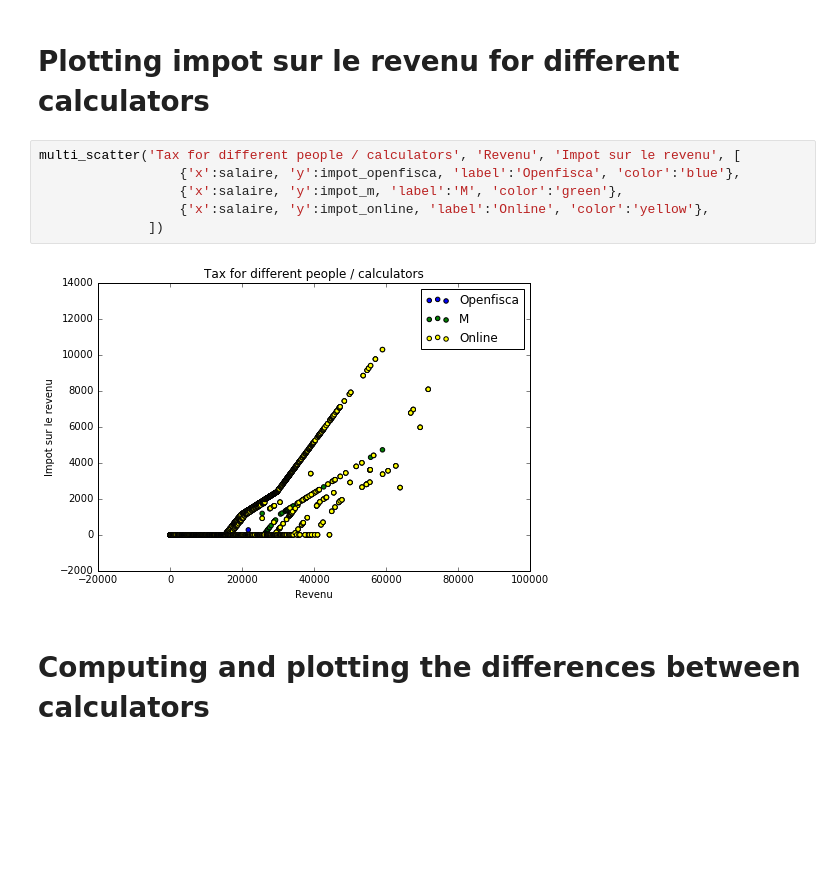
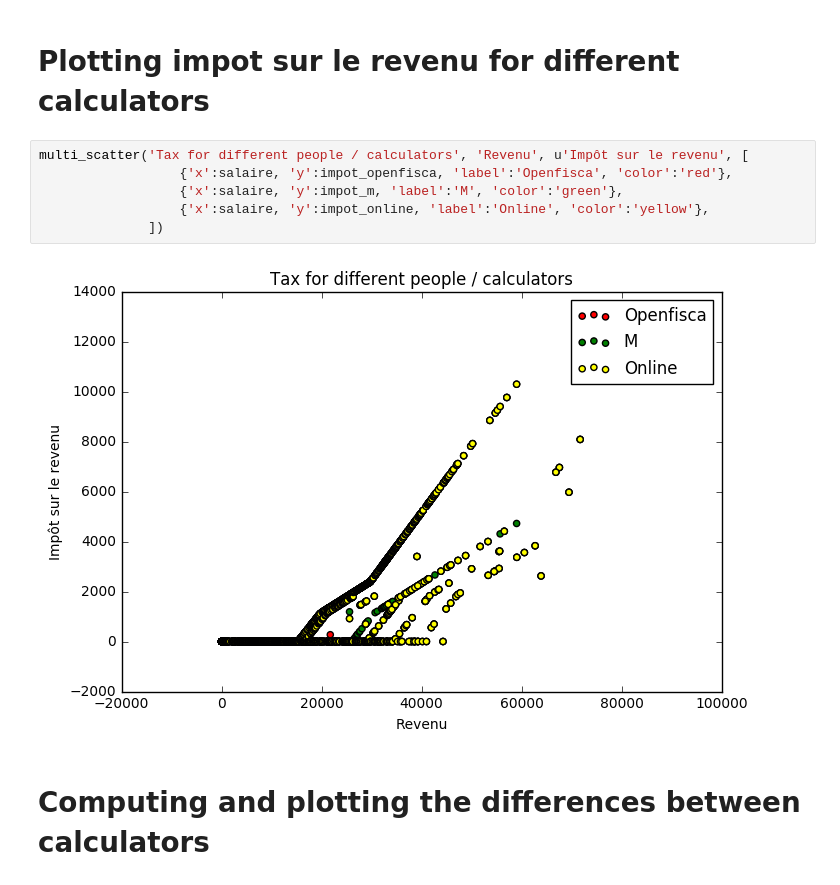
Before and after one commit to openfisca/combine-calculators, a Jupyter notebook: scripts/visual_comparisons.ipynb, the cells around one changed output. Cells and saved outputs as stored; diff of their text form; blank space fills up the shorter version.

```diff
--- a/scripts/visual_comparisons.ipynb
+++ b/scripts/visual_comparisons.ipynb
@@ -59,13 +57,13 @@ impot_online = comp.get_variable_from_online('IINET')
 # %% [markdown]
 # Plotting impot sur le revenu for different calculators
 # %%
-multi_scatter('Tax for different people / calculators', 'Revenu', 'Impot sur le revenu', [
-                  {'x':salaire, 'y':impot_openfisca, 'label':'Openfisca', 'color':'blue'},
+multi_scatter('Tax for different people / calculators', 'Revenu', u'Impôt sur le revenu', [
+                  {'x':salaire, 'y':impot_openfisca, 'label':'Openfisca', 'color':'red'},
                   {'x':salaire, 'y':impot_m, 'label':'M', 'color':'green'},
                   {'x':salaire, 'y':impot_online, 'label':'Online', 'color':'yellow'},
               ])
 # %% [output]
-[figure, old version]
+[figure, new version]
 # %% [markdown]
 # Computing and plotting the differences between calculators
 # %%
```
Also changed, not shown: parts of 6 cells of this notebook.
